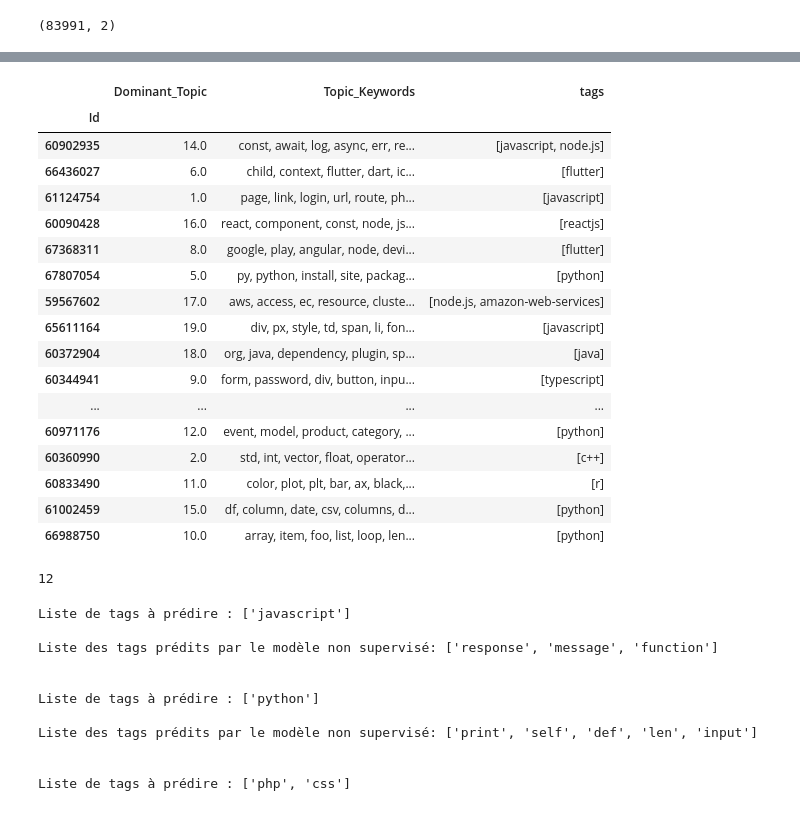
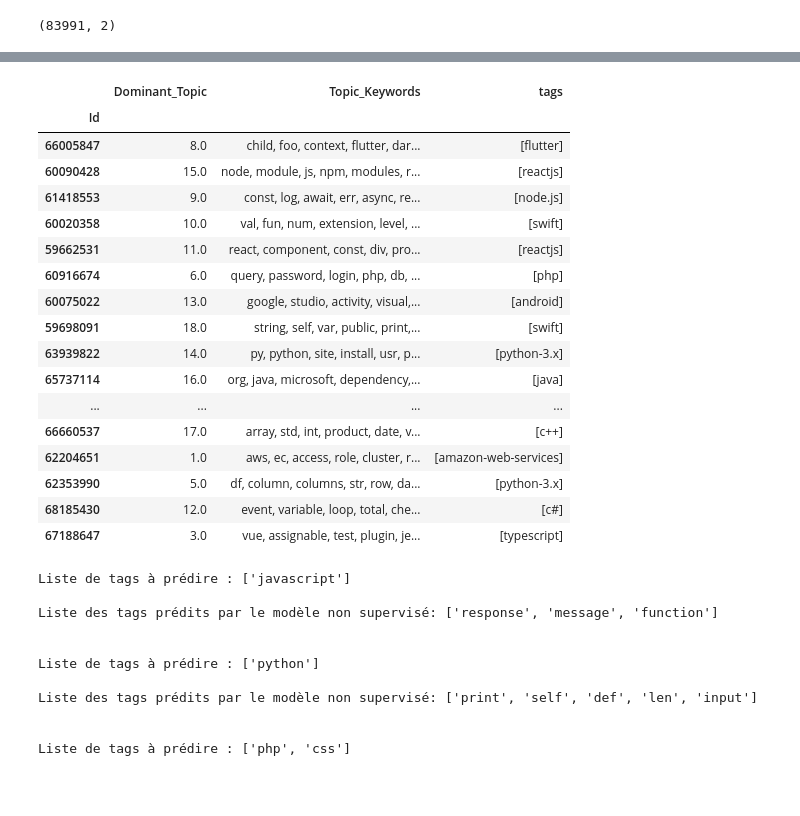
Before and after one commit to felanbi/Projet-OC-Categoriser-automatiquement-des-questions, a Jupyter notebook: P5_02_notebooktest.ipynb, the cells around one changed output, grey strips where cells are left out. Drawn from its saved outputs; the diff is of its cells as text; code cells hidden in the pictures.

```diff
--- a/P5_02_notebooktest.ipynb
+++ b/P5_02_notebooktest.ipynb
@@ -159,7 +161,4 @@ Perplexity:  -6.61389697858361
 # %%
-# original_post = data['post']
-# original_cleaned_keywords = data['splitted_tags']
-
 def format_topics_sentences(ldamodel, corpus):
     # Init output
     sent_topics_df = pd.DataFrame()
@@ -181,5 +180,8 @@ def format_topics_sentences(ldamodel, corpus):
 
 df_topic_sents_keywords = format_topics_sentences(ldamodel=model, corpus=tfidf_corpus)
 df_topic_sents_keywords
+
+df_topic_sents_keywords.index = df_sampled.index
+df_topic_sents_keywords.head()
 # %% [output]
 |  | Dominant_Topic | Perc_Contribution | Topic_Keywords |
@@ -198,3 +193,0 @@ df_topic_sents_keywords
-# %%
-df_topic_sents_keywords.index = df.index
-df_topic_sents_keywords.head()
@@ -209,38 +194,29 @@ df_topic_sents_keywords.head()
 # %%
 df_tmp = df_topic_sents_keywords.copy()
 df_tmp.sort_values(by = ["Perc_Contribution"], ascending = False, inplace = True)
 df_tmp.drop_duplicates(subset = ["Dominant_Topic"], inplace = True)
-df_tmp = df_tmp.join(df[["tags"]])
+df_tmp = df_tmp.join(df_sampled[["tags"]])
 
 df_tmp[["Dominant_Topic", "Topic_Keywords", "tags"]]
 # %% [output]
 |  | Dominant_Topic | Topic_Keywords | tags |
 | Id |  |  |  |
-| 60902935 | 14.0 | const, await, log, async, err, re... | [javascript, node.js] |
-| 66436027 | 6.0 | child, context, flutter, dart, ic... | [flutter] |
-| 61124754 | 1.0 | page, link, login, url, route, ph... | [javascript] |
-| 60090428 | 16.0 | react, component, const, node, js... | [reactjs] |
-| 67368311 | 8.0 | google, play, angular, node, devi... | [flutter] |
-| 67807054 | 5.0 | py, python, install, site, packag... | [python] |
-| 59567602 | 17.0 | aws, access, ec, resource, cluste... | [node.js, amazon-web-services] |
-| 65611164 | 19.0 | div, px, style, td, span, li, fon... | [javascript] |
-| 60372904 | 18.0 | org, java, dependency, plugin, sp... | [java] |
-| 60344941 | 9.0 | form, password, div, button, inpu... | [typescript] |
+| 66005847 | 8.0 | child, foo, context, flutter, dar... | [flutter] |
+| 60090428 | 15.0 | node, module, js, npm, modules, r... | [reactjs] |
+| 61418553 | 9.0 | const, log, await, err, async, re... | [node.js] |
+| 60020358 | 10.0 | val, fun, num, extension, level, ... | [swift] |
+| 59662531 | 11.0 | react, component, const, div, pro... | [reactjs] |
+| 60916674 | 6.0 | query, password, login, php, db, ... | [php] |
+| 60075022 | 13.0 | google, studio, activity, visual,... | [android] |
+| 59698091 | 18.0 | string, self, var, public, print,... | [swift] |
+| 63939822 | 14.0 | py, python, site, install, usr, p... | [python-3.x] |
+| 65737114 | 16.0 | org, java, microsoft, dependency,... | [java] |
 | ... | ... | ... | ... |
-| 60971176 | 12.0 | event, model, product, category, ... | [python] |
-| 60360990 | 2.0 | std, int, vector, float, operator... | [c++] |
-| 60833490 | 11.0 | color, plot, plt, bar, ax, black,... | [r] |
-| 61002459 | 15.0 | df, column, date, csv, columns, d... | [python] |
-| 66988750 | 10.0 | array, item, foo, list, loop, len... | [python] |
+| 66660537 | 17.0 | array, std, int, product, date, v... | [c++] |
+| 62204651 | 1.0 | aws, ec, access, role, cluster, r... | [amazon-web-services] |
+| 62353990 | 5.0 | df, column, columns, str, row, da... | [python-3.x] |
+| 68185430 | 12.0 | event, variable, loop, total, che... | [c#] |
+| 67188647 | 3.0 | vue, assignable, test, plugin, je... | [typescript] |
-# %%
-from sklearn.preprocessing import MultiLabelBinarizer
-
-mlb = MultiLabelBinarizer()
-mlb.fit_transform(df_tmp.tags.to_list())
-
-len(mlb.classes_)
-# %% [output]
-12
 # %%
 lda_model = model
 def predict_unsupervised_tags(text):
```
Also changed, not shown: parts of 5 cells of this notebook.
